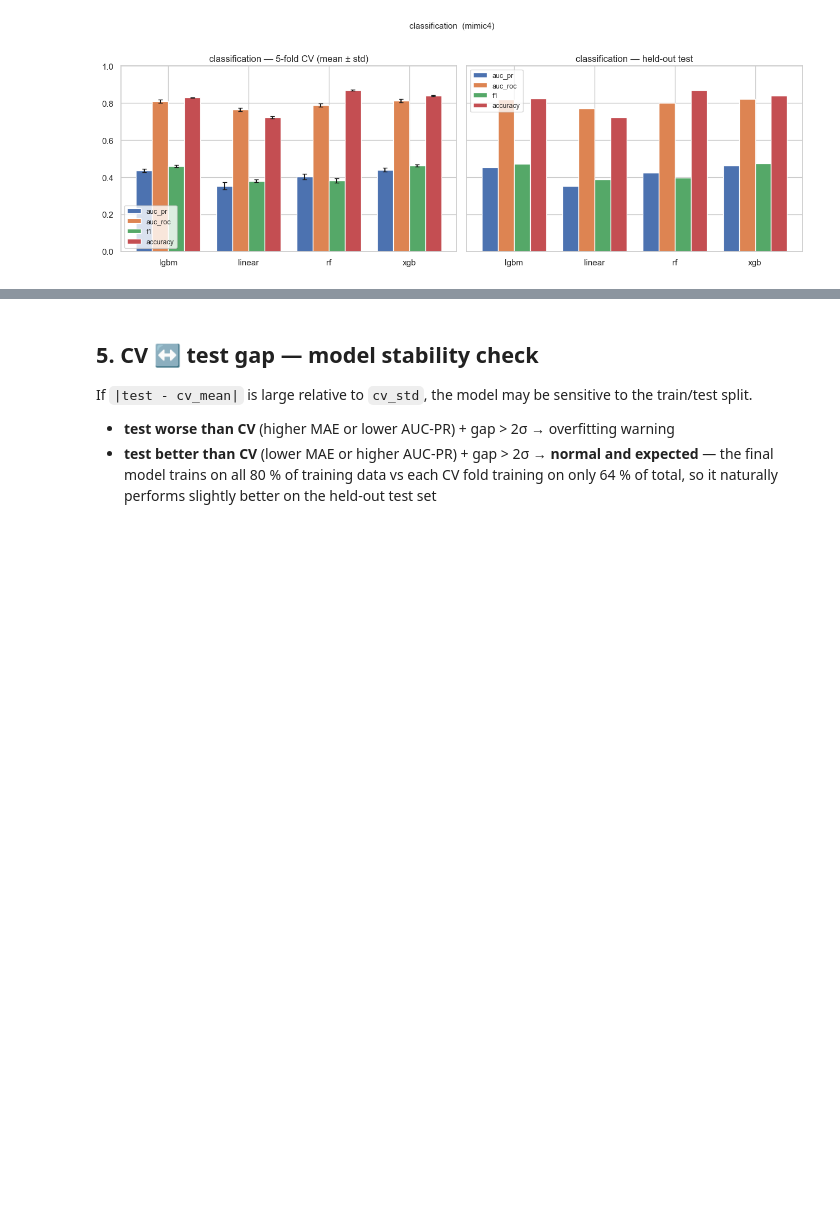
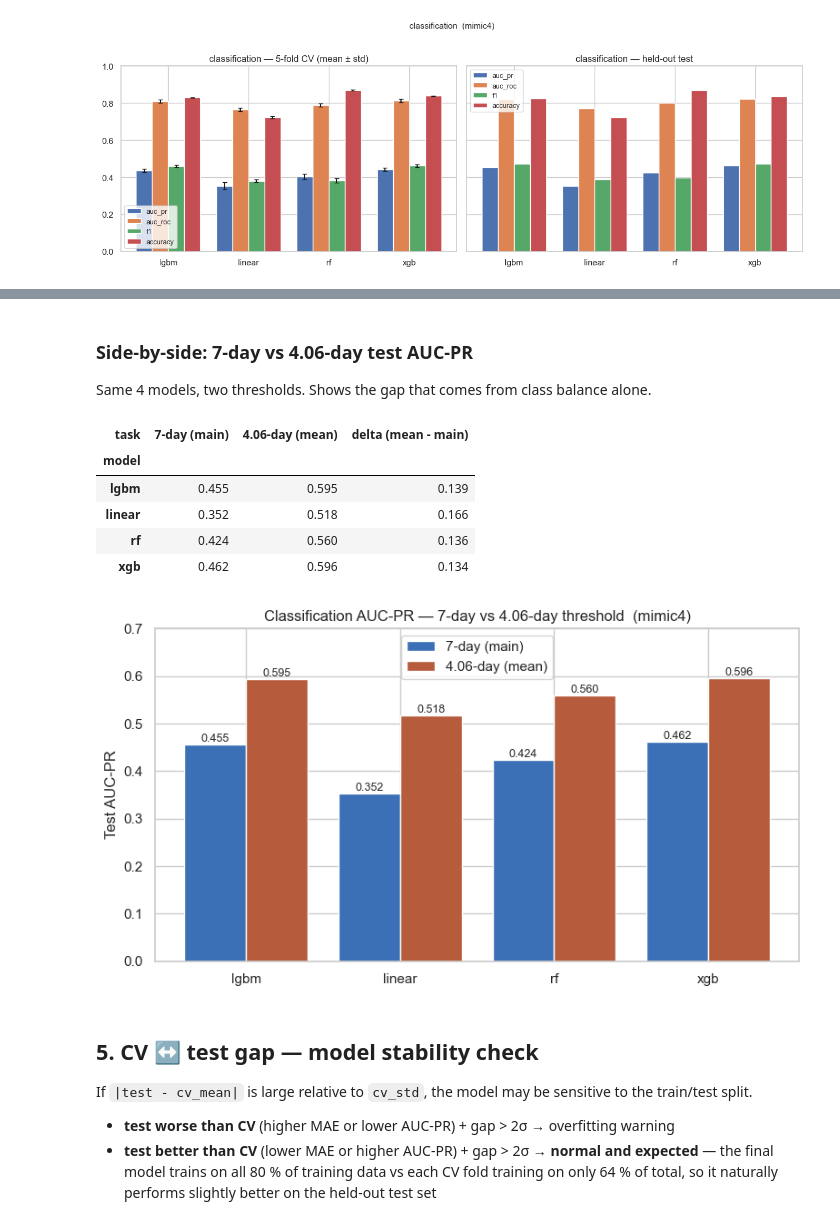
Before and after one commit to aliemir17/icu-length-of-stay-xai, a Jupyter notebook: notebooks/02_models.ipynb, the cells around one changed output, grey strips where cells are left out. Saved outputs shown, nothing was run; the diff lists cells and outputs as text; code cells hidden in the pictures; blank space fills up the shorter version.

```diff
--- a/notebooks/02_models.ipynb
+++ b/notebooks/02_models.ipynb
@@ -218,3 +241,40 @@ grouped_bars("classification", ["auc_pr", "auc_roc", "f1", "accuracy"], y_lim=(0
+# %% [markdown]
+### Side-by-side: 7-day vs 4.06-day test AUC-PR
+
+Same 4 models, two thresholds. Shows the gap that comes from class balance alone.
+# %%
+thr_compare = (
+    results[results["task"].isin(["classification", "classification_mean"])]
+    .pivot(index="model", columns="task", values="test_auc_pr")
+    .rename(columns={"classification": "7-day (main)", "classification_mean": "4.06-day (mean)"})
+)
+thr_compare["delta (mean - main)"] = thr_compare["4.06-day (mean)"] - thr_compare["7-day (main)"]
+display(thr_compare.round(3))
+
+fig, ax = plt.subplots(figsize=(8, 4.5))
+x = np.arange(len(thr_compare))
+ax.bar(x - 0.2, thr_compare["7-day (main)"], 0.4, label="7-day (main)", color="#3b6fb6")
+ax.bar(x + 0.2, thr_compare["4.06-day (mean)"], 0.4, label="4.06-day (mean)", color="#b65b3b")
+ax.set_xticks(x)
+ax.set_xticklabels(thr_compare.index)
+ax.set_ylabel("Test AUC-PR")
+ax.set_title(f"Classification AUC-PR — 7-day vs 4.06-day threshold  ({SOURCE})")
+ax.legend()
+ax.set_ylim(0, 0.7)
+for xi, a, b in zip(x, thr_compare["7-day (main)"], thr_compare["4.06-day (mean)"]):
+    ax.annotate(f"{a:.3f}", (xi - 0.2, a), ha="center", va="bottom", fontsize=9)
+    ax.annotate(f"{b:.3f}", (xi + 0.2, b), ha="center", va="bottom", fontsize=9)
+fig.tight_layout()
+fig.savefig(FIGURES_DIR / f"classification_threshold_compare_{SOURCE}.png", dpi=120, bbox_inches="tight")
+plt.show()
+# %% [output]
+| task | 7-day (main) | 4.06-day (mean) | delta (mean - main) |
+| model |  |  |  |
+| lgbm | 0.455 | 0.595 | 0.139 |
+| linear | 0.352 | 0.518 | 0.166 |
+| rf | 0.424 | 0.560 | 0.136 |
+| xgb | 0.462 | 0.596 | 0.134 |
+[figure, added]
 # %% [markdown]
 ## 5. CV ↔ test gap — model stability check
 
```
Also changed, not shown: parts of 9 cells of this notebook, 18 other files.
